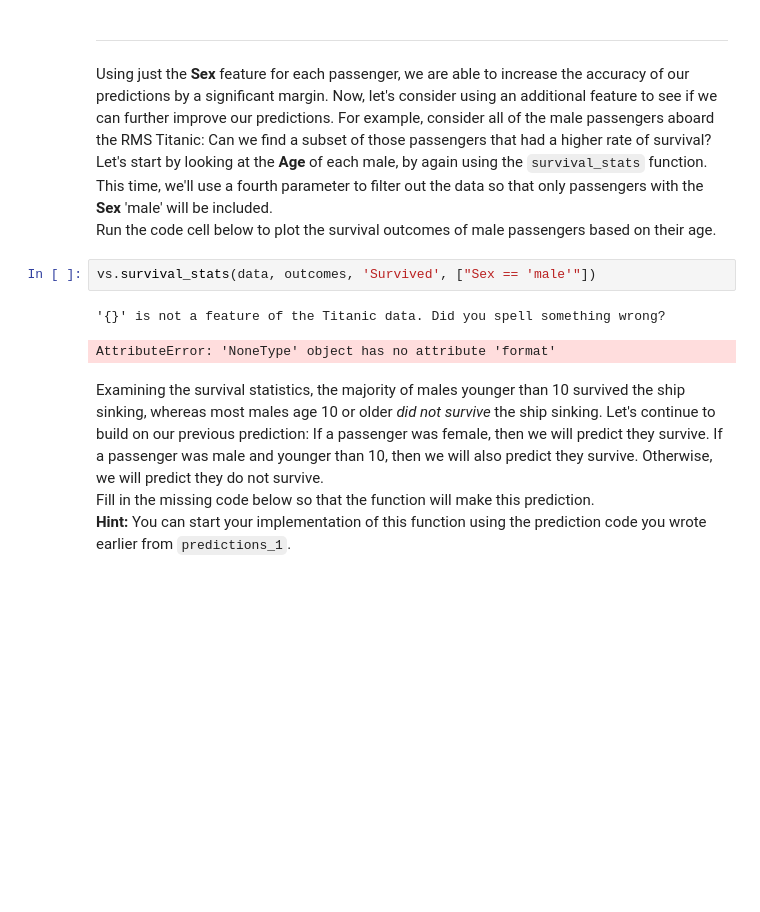
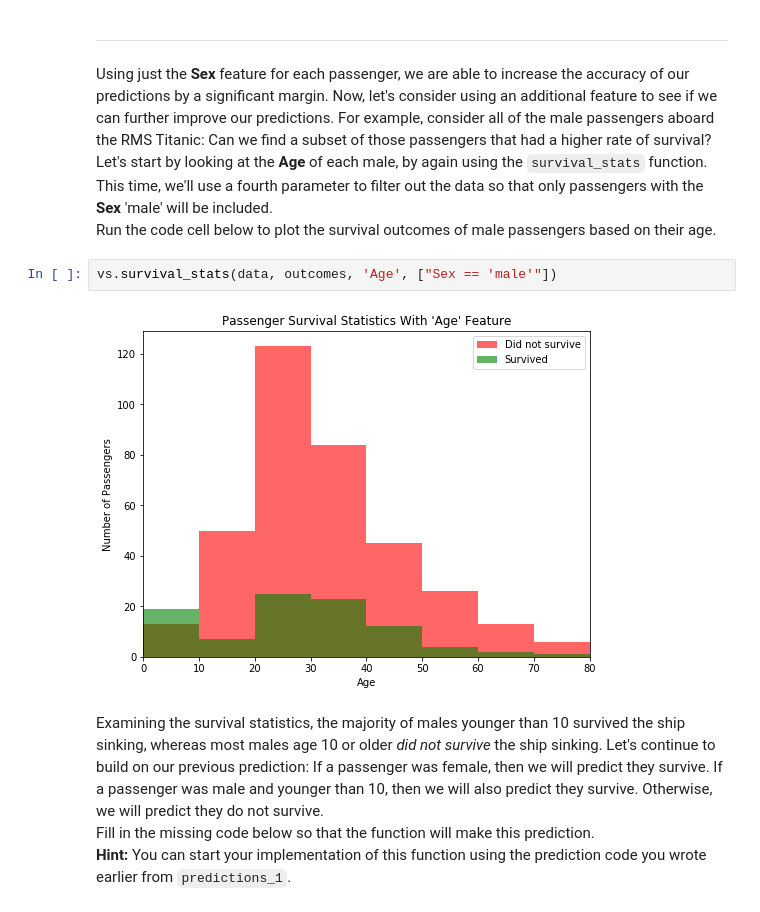
Before and after one commit to Sinha-Raunak/titanic_survival_exploration, a Jupyter notebook: titanic_survival_exploration.ipynb, the cells around one changed output. Cells and saved outputs as stored; diff of their text form; blank space fills up the shorter version.

```diff
--- a/titanic_survival_exploration.ipynb
+++ b/titanic_survival_exploration.ipynb
@@ -168,10 +168,9 @@ Predictions have an accuracy of 78.68%.
 Using just the **Sex** feature for each passenger, we are able to increase the accuracy of our predictions by a significant margin. Now, let's consider using an additional feature to see if we can further improve our predictions. For example, consider all of the male passengers aboard the RMS Titanic: Can we find a subset of those passengers that had a higher rate of survival? Let's start by looking at the **Age** of each male, by again using the `survival_stats` function. This time, we'll use a fourth parameter to filter out the data so that only passengers with the **Sex** 'male' will be included.
 Run the code cell below to plot the survival outcomes of male passengers based on their age.
 # %%
-vs.survival_stats(data, outcomes, 'Survived', ["Sex == 'male'"])
+vs.survival_stats(data, outcomes, 'Age', ["Sex == 'male'"])
 # %% [output]
-'{}' is not a feature of the Titanic data. Did you spell something wrong?
-AttributeError: 'NoneType' object has no attribute 'format'
+[figure, added]
 # %% [markdown]
 Examining the survival statistics, the majority of males younger than 10 survived the ship sinking, whereas most males age 10 or older *did not survive* the ship sinking. Let's continue to build on our previous prediction: If a passenger was female, then we will predict they survive. If a passenger was male and younger than 10, then we will also predict they survive. Otherwise, we will predict they do not survive.
 Fill in the missing code below so that the function will make this prediction.
```
Also changed, not shown: parts of 5 cells of this notebook.
